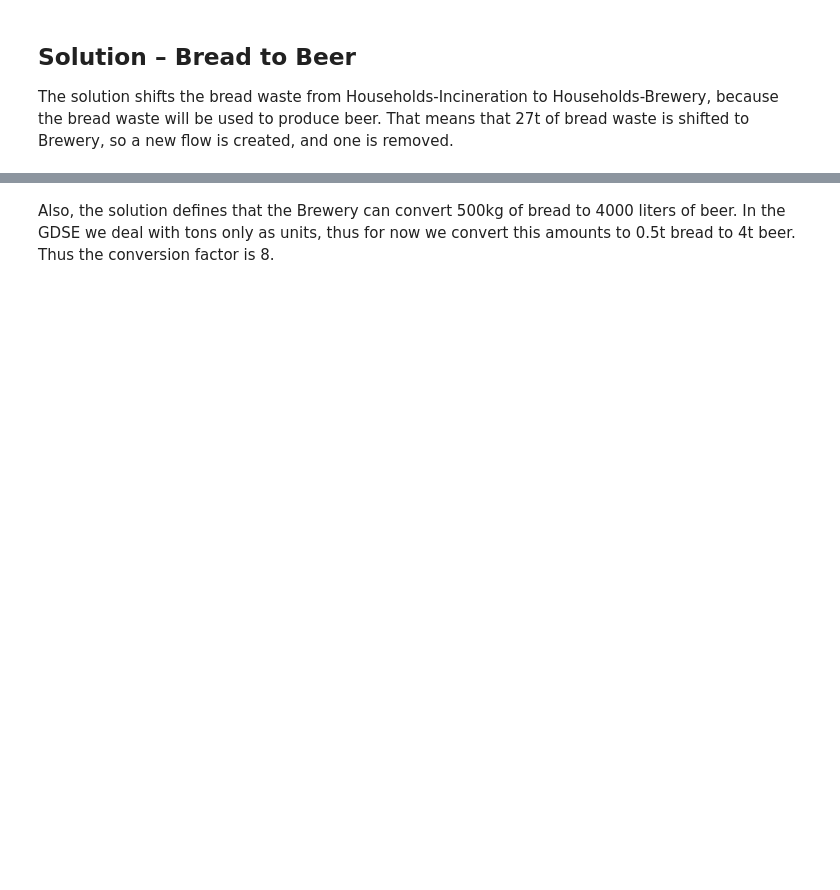
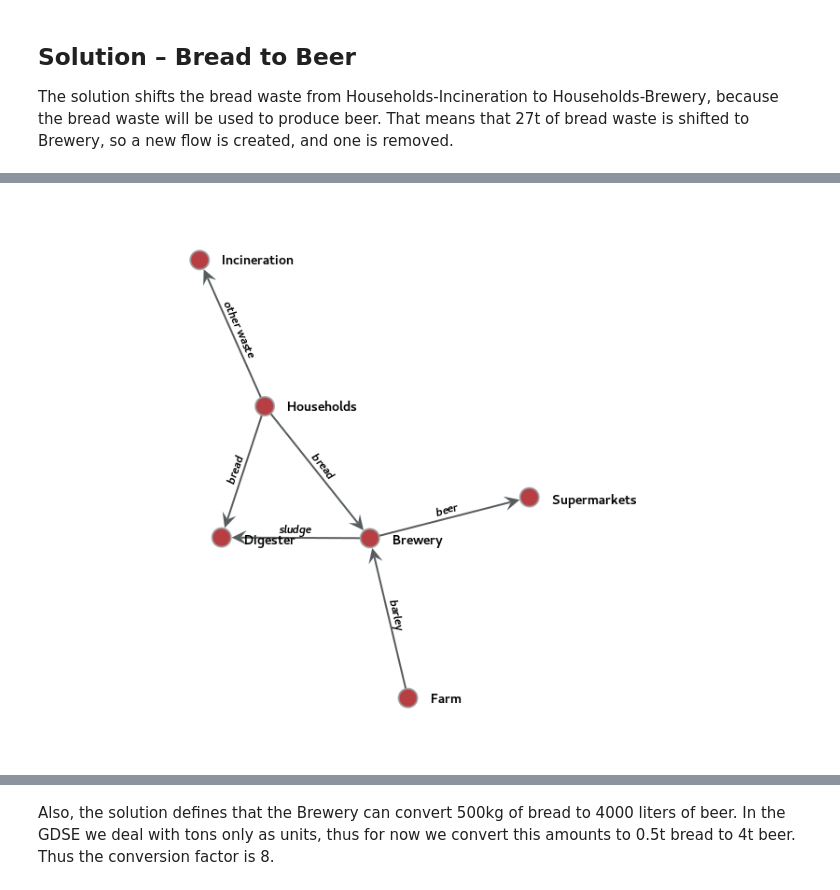
Before and after one commit to MaxBo/REPAiR-Web, a Jupyter notebook: flow_modelling/fm03_add_remove_flows.ipynb, the cells around one changed output, grey strips where cells are left out. Drawn from its saved outputs; the diff is of its cells as text; code cells hidden in the pictures; blank space fills up the shorter version.

```diff
--- a/flow_modelling/fm03_add_remove_flows.ipynb
+++ b/flow_modelling/fm03_add_remove_flows.ipynb
@@ -142,0 +201,7 @@ g_split.remove_edge(sol_e_remove)
+# %%
+gt.draw.graph_draw(shifted_g, vertex_size=20, vertex_text=shifted_g.vp.id,
+                   vprops={"text_position":0, "font_weight": cairo.FONT_WEIGHT_BOLD, "font_size":14},
+                   eprops={"font_slant":cairo.FONT_SLANT_ITALIC, "text": shifted_material, "font_weight": cairo.FONT_WEIGHT_BOLD},
+                   output_size=(700,600), inline=True)
+# %% [output]
+[figure, added]
```
Also changed, not shown: parts of 18 cells of this notebook, 1 other file.
